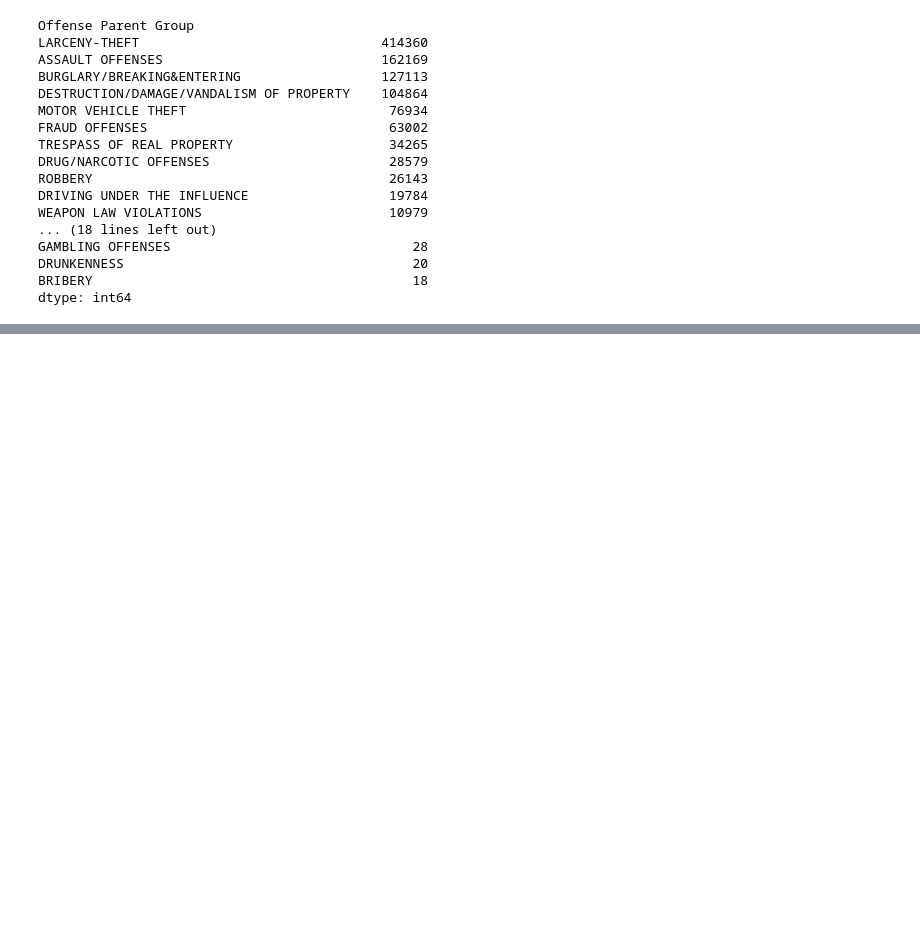
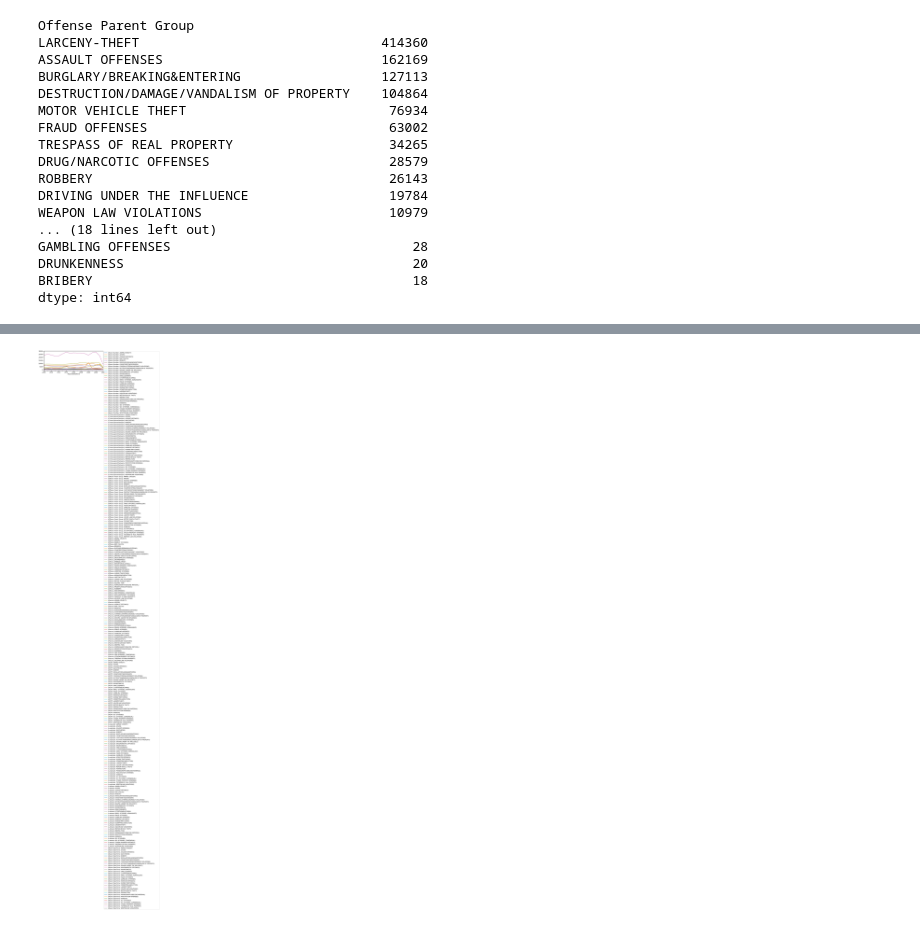
Before and after one commit to donmarcolaureano/seattle_crime, a Jupyter notebook: seattle_crime_data_notebook.ipynb, the cells around one changed output, grey strips where cells are left out. Drawn from its saved outputs; the diff is of its cells as text; code cells hidden in the pictures; blank space fills up the shorter version.

```diff
--- a/seattle_crime_data_notebook.ipynb
+++ b/seattle_crime_data_notebook.ipynb
@@ -489,3 +489,6 @@ GAMBLING OFFENSES                               28
 DRUNKENNESS                                     20
 BRIBERY                                         18
 dtype: int64
+# %%
+crime_data_simple['Report DateTime'] = crime_data_simple.index.year
+crime_data_simple
@@ -491,0 +525,2 @@ dtype: int64
+# %%
+offense_group = crime_data_simple.groupby('Offense Parent Group').resample('A').count()
@@ -491,0 +544,7 @@ dtype: int64
+# %%
+offense_counts = offense_group.unstack(level=0)
+# %%
+offense_counts.plot()
+plt.legend(bbox_to_anchor=(1,1));
+# %% [output]
+[figure, added]
```
Also changed, not shown: parts of 3 cells of this notebook.
